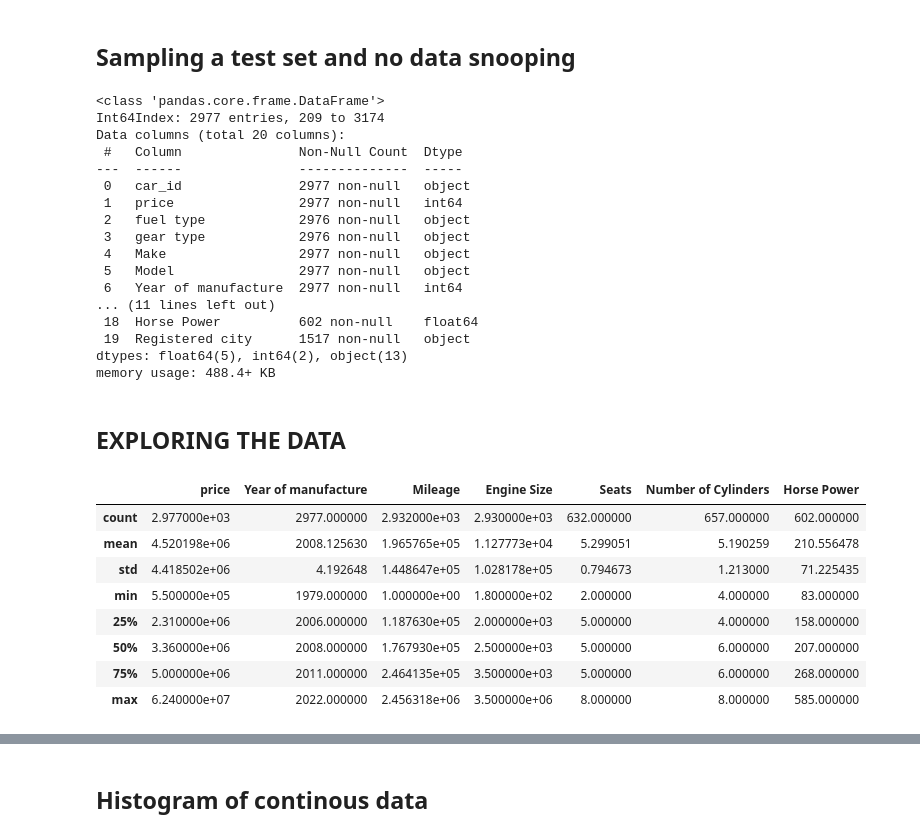
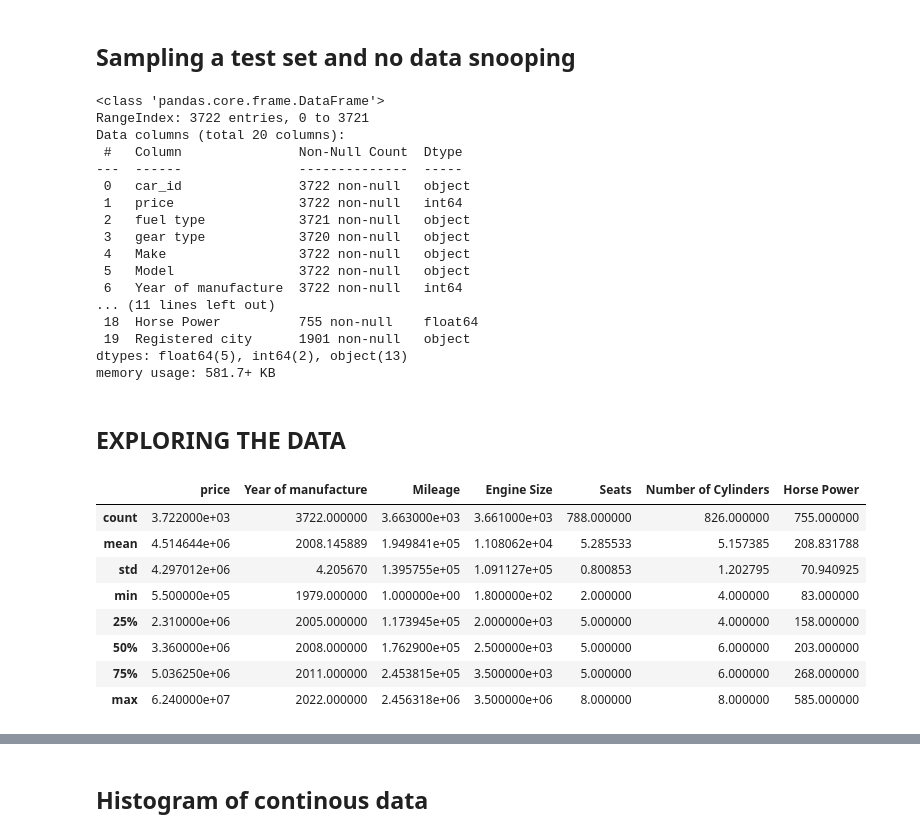
Before and after one commit to Onafowokan-Testament/Predictive-Car-Price-Model, a Jupyter notebook: main.ipynb, the cells around one changed output, grey strips where cells are left out. Drawn from its saved outputs; the diff is of its cells as text; code cells hidden in the pictures.

```diff
--- a/main.ipynb
+++ b/main.ipynb
@@ -51,34 +52,34 @@ copy_train_split = train_split.copy()
 # %%
-copy_train_split.info()
+copy_data.info()
 # %% [output]
 <class 'pandas.core.frame.DataFrame'>
-Int64Index: 2977 entries, 209 to 3174
+RangeIndex: 3722 entries, 0 to 3721
 Data columns (total 20 columns):
  #   Column               Non-Null Count  Dtype
 ---  ------               --------------  -----
- 0   car_id               2977 non-null   object
- 1   price                2977 non-null   int64
- 2   fuel type            2976 non-null   object
- 3   gear type            2976 non-null   object
- 4   Make                 2977 non-null   object
- 5   Model                2977 non-null   object
- 6   Year of manufacture  2977 non-null   int64
+ 0   car_id               3722 non-null   object
+ 1   price                3722 non-null   int64
+ 2   fuel type            3721 non-null   object
+ 3   gear type            3720 non-null   object
+ 4   Make                 3722 non-null   object
+ 5   Model                3722 non-null   object
+ 6   Year of manufacture  3722 non-null   int64
 ... (11 lines left out)
- 18  Horse Power          602 non-null    float64
- 19  Registered city      1517 non-null   object
+ 18  Horse Power          755 non-null    float64
+ 19  Registered city      1901 non-null   object
 dtypes: float64(5), int64(2), object(13)
-memory usage: 488.4+ KB
+memory usage: 581.7+ KB
 # %% [markdown]
 ## EXPLORING THE DATA
 # %%
-copy_train_split.describe()
+car_data.describe()
 # %% [output]
 |  | price | Year of manufacture | Mileage | Engine Size | Seats | Number of Cylinders | Horse Power |
-| count | 2.977000e+03 | 2977.000000 | 2.932000e+03 | 2.930000e+03 | 632.000000 | 657.000000 | 602.000000 |
-| mean | 4.520198e+06 | 2008.125630 | 1.965765e+05 | 1.127773e+04 | 5.299051 | 5.190259 | 210.556478 |
-| std | 4.418502e+06 | 4.192648 | 1.448647e+05 | 1.028178e+05 | 0.794673 | 1.213000 | 71.225435 |
+| count | 3.722000e+03 | 3722.000000 | 3.663000e+03 | 3.661000e+03 | 788.000000 | 826.000000 | 755.000000 |
+| mean | 4.514644e+06 | 2008.145889 | 1.949841e+05 | 1.108062e+04 | 5.285533 | 5.157385 | 208.831788 |
+| std | 4.297012e+06 | 4.205670 | 1.395755e+05 | 1.091127e+05 | 0.800853 | 1.202795 | 70.940925 |
 | min | 5.500000e+05 | 1979.000000 | 1.000000e+00 | 1.800000e+02 | 2.000000 | 4.000000 | 83.000000 |
-| 25% | 2.310000e+06 | 2006.000000 | 1.187630e+05 | 2.000000e+03 | 5.000000 | 4.000000 | 158.000000 |
-| 50% | 3.360000e+06 | 2008.000000 | 1.767930e+05 | 2.500000e+03 | 5.000000 | 6.000000 | 207.000000 |
-| 75% | 5.000000e+06 | 2011.000000 | 2.464135e+05 | 3.500000e+03 | 5.000000 | 6.000000 | 268.000000 |
+| 25% | 2.310000e+06 | 2005.000000 | 1.173945e+05 | 2.000000e+03 | 5.000000 | 4.000000 | 158.000000 |
+| 50% | 3.360000e+06 | 2008.000000 | 1.762900e+05 | 2.500000e+03 | 5.000000 | 6.000000 | 203.000000 |
+| 75% | 5.036250e+06 | 2011.000000 | 2.453815e+05 | 3.500000e+03 | 5.000000 | 6.000000 | 268.000000 |
 | max | 6.240000e+07 | 2022.000000 | 2.456318e+06 | 3.500000e+06 | 8.000000 | 8.000000 | 585.000000 |
```
Also changed, not shown: parts of 47 cells of this notebook, 1 other file.
